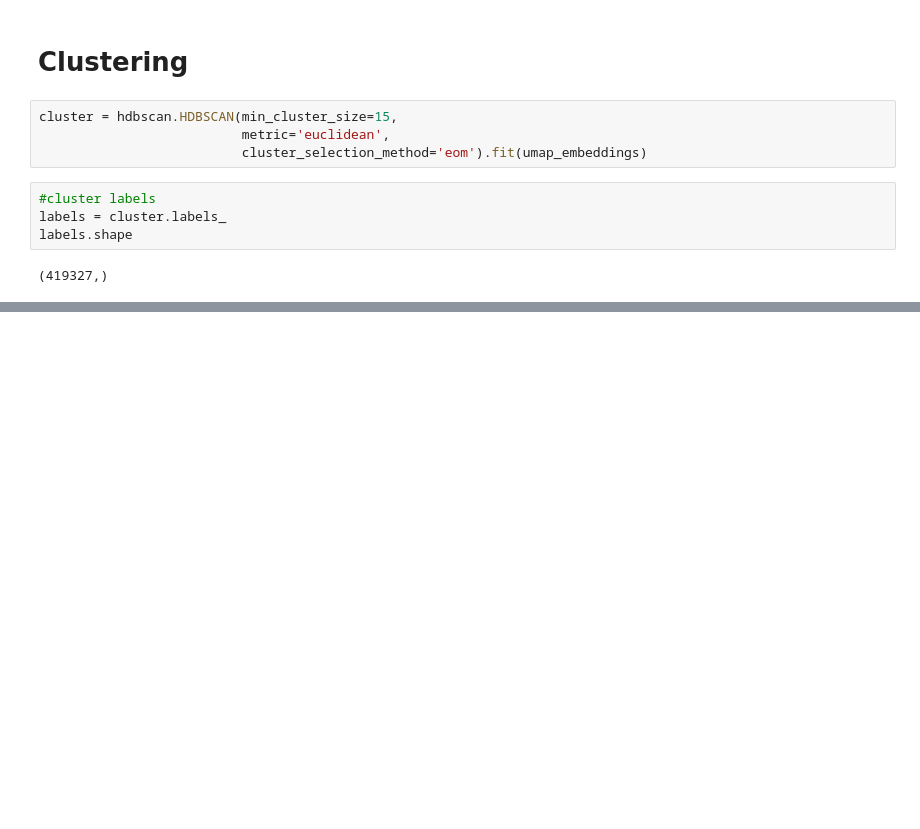
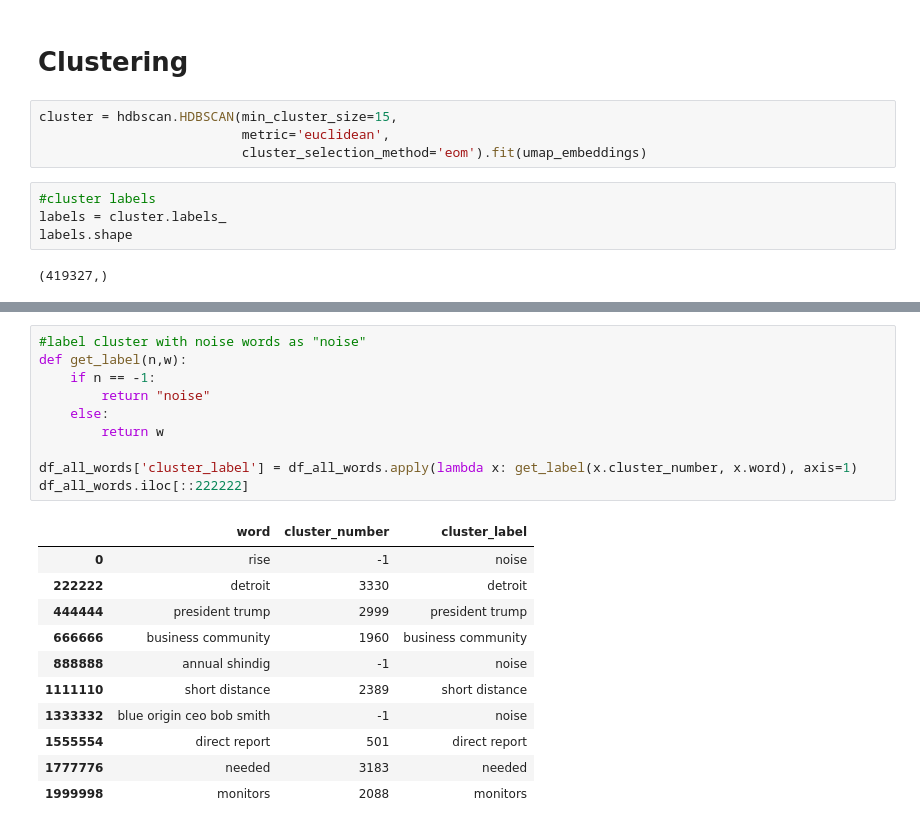
Before and after one commit to Milan-Chicago/GLG-Automated-Meta-data-Tagging, a Jupyter notebook: GLG - 5_step - Topic modeling using BERT.ipynb, the cells around one changed output, grey strips where cells are left out. Cells and saved outputs as stored; diff of their text form; blank space fills up the shorter version.

```diff
--- a/GLG - 5_step - Topic modeling using BERT.ipynb
+++ b/GLG - 5_step - Topic modeling using BERT.ipynb
@@ -229,0 +240,22 @@ https://towardsdatascience.com/topic-modeling-with-bert-779f7db187e6
+# %%
+#label cluster with noise words as "noise"
+def get_label(n,w):
+    if n == -1:
+        return "noise"
+    else:
+        return w
+
+df_all_words['cluster_label'] = df_all_words.apply(lambda x: get_label(x.cluster_number, x.word), axis=1)
+df_all_words.iloc[::222222]
+# %% [output]
+|  | word | cluster_number | cluster_label |
+| 0 | rise | -1 | noise |
+| 222222 | detroit | 3330 | detroit |
+| 444444 | president trump | 2999 | president trump |
+| 666666 | business community | 1960 | business community |
+| 888888 | annual shindig | -1 | noise |
+| 1111110 | short distance | 2389 | short distance |
+| 1333332 | blue origin ceo bob smith | -1 | noise |
+| 1555554 | direct report | 501 | direct report |
+| 1777776 | needed | 3183 | needed |
+| 1999998 | monitors | 2088 | monitors |
```
Also changed, not shown: parts of 17 cells of this notebook.
